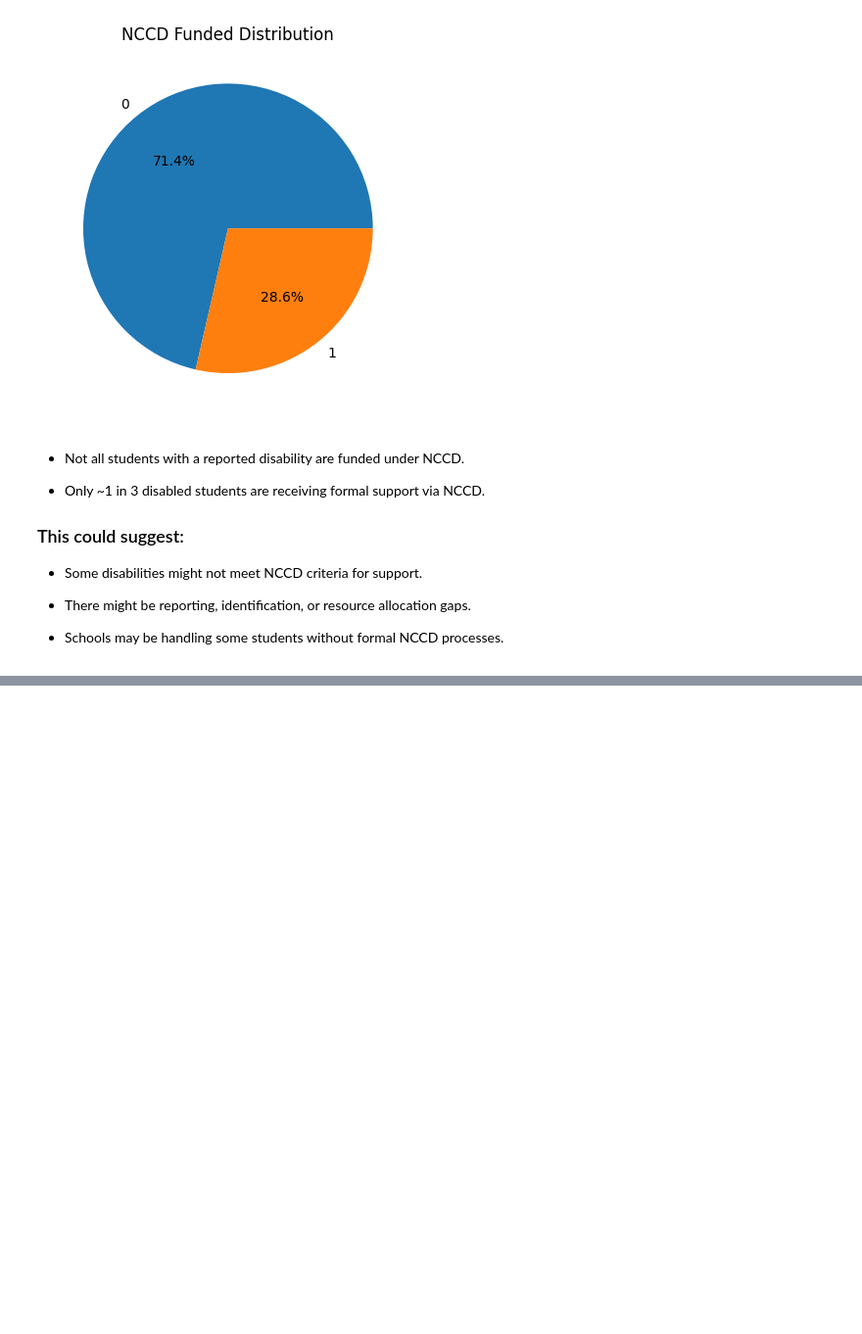
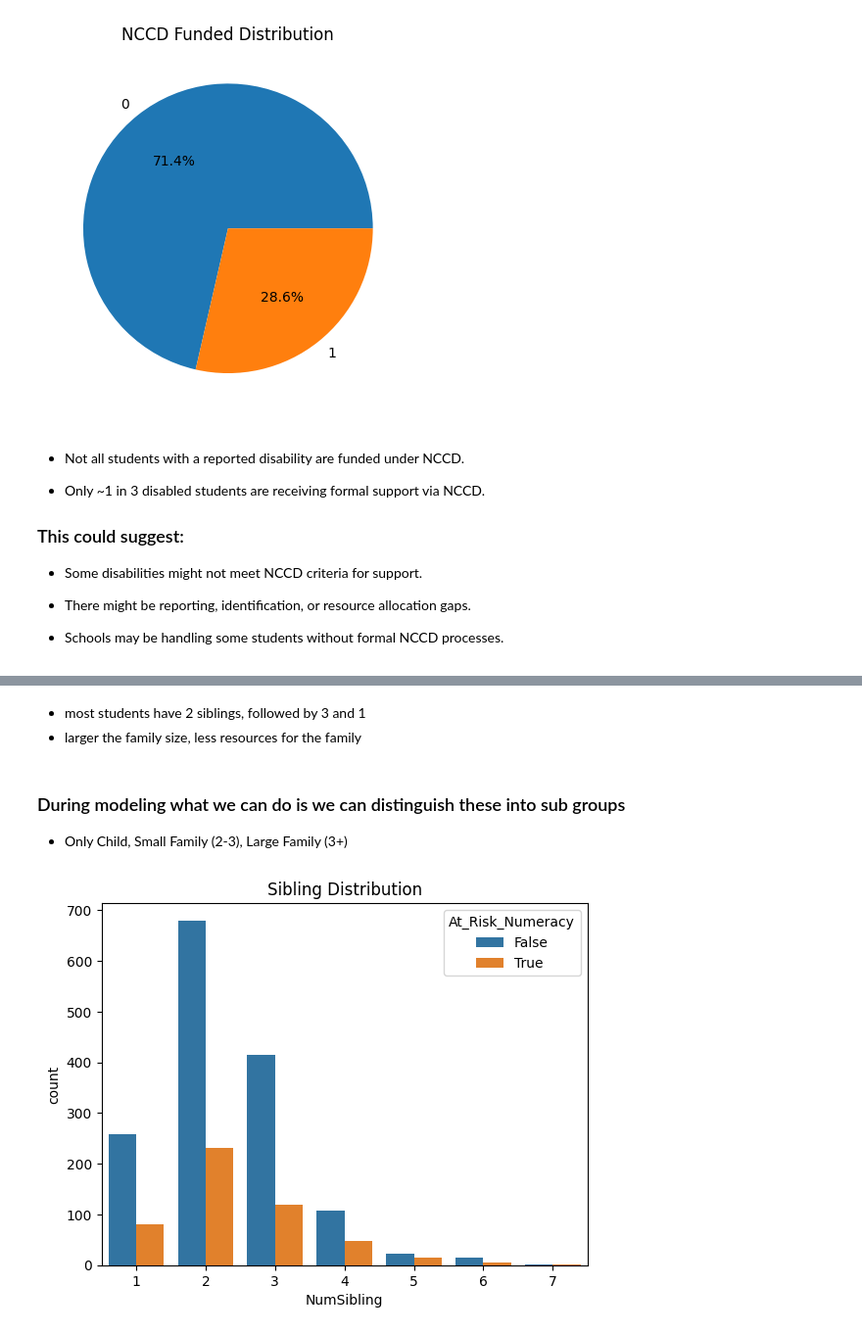
Before and after one commit to anshumbanga/Projects, a Jupyter notebook: LA4_SCHOOL/LA4 Schools Exploratory Data Analysis.ipynb, the cells around one changed output, grey strips where cells are left out. Shown at 98% size. Cells and saved outputs as stored; diff of their text form; code cells hidden in the pictures; blank space fills up the shorter version.

```diff
--- a/LA4_SCHOOL/LA4 Schools Exploratory Data Analysis.ipynb
+++ b/LA4_SCHOOL/LA4 Schools Exploratory Data Analysis.ipynb
@@ -297,0 +304,12 @@ dtype: int64
+# %% [markdown]
+- most students have 2 siblings, followed by 3 and 1
+- larger the family size, less resources for the family
+# %% [markdown]
+### During modeling what we can do is we can  distinguish these into sub groups
+- Only Child, Small Family (2-3), Large Family (3+)
+# %%
+sns.countplot(data=student_pop,x='NumSibling',hue='At_Risk_Numeracy')
+plt.title('Sibling Distribution')
+plt.show()
+# %% [output]
+[figure, added]
```
Also changed, not shown: parts of 8 cells of this notebook.
